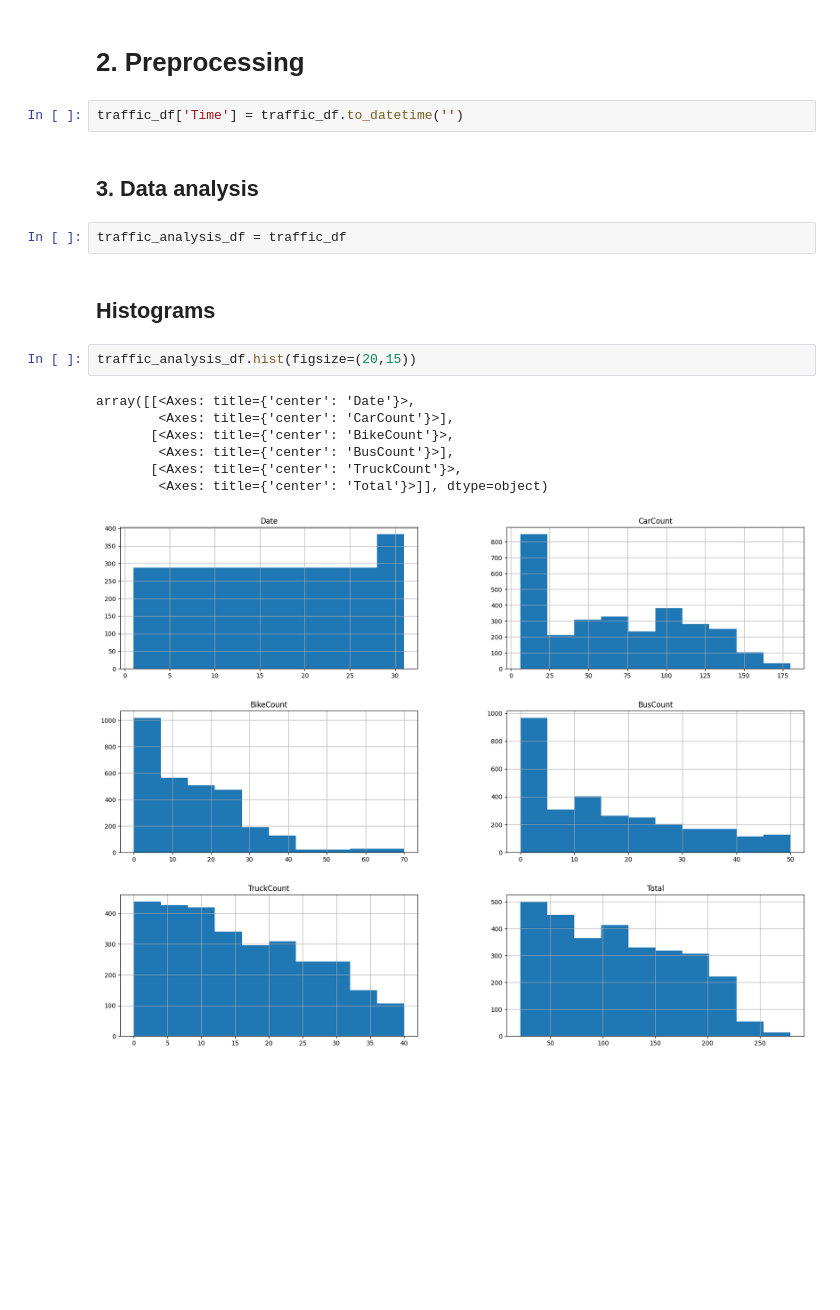
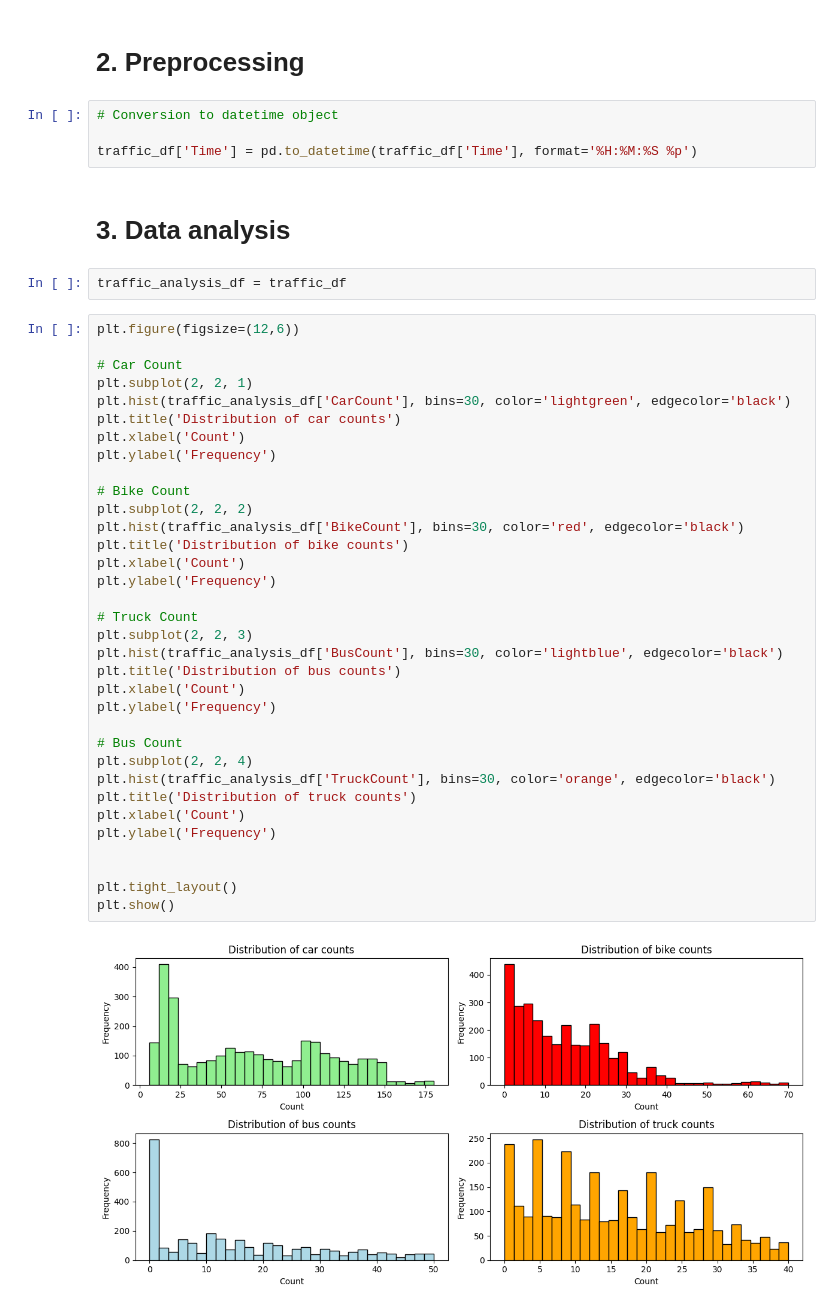
Before and after one commit to woerndle/ds-ml-project, a Jupyter notebook: notebooks/traffic.ipynb, the cells around one changed output. Saved outputs shown, nothing was run; the diff lists cells and outputs as text; blank space fills up the shorter version.

Commit message:
Added Histograms for vehicle counts

```diff
--- a/notebooks/traffic.ipynb
+++ b/notebooks/traffic.ipynb
@@ -87,20 +87,46 @@ display(traffic_df)
 # %% [markdown]
 # 2. Preprocessing
-# %%
-traffic_df['Time'] = traffic_df.to_datetime('')
+# %%
+# Conversion to datetime object
+
+traffic_df['Time'] = pd.to_datetime(traffic_df['Time'], format='%H:%M:%S %p')
 # %% [markdown]
-## 3. Data analysis
+# 3. Data analysis
 # %%
 traffic_analysis_df = traffic_df
-# %% [markdown]
-## Histograms
-# %%
-traffic_analysis_df.hist(figsize=(20,15))
-# %% [output]
-array([[<Axes: title={'center': 'Date'}>,
-        <Axes: title={'center': 'CarCount'}>],
-       [<Axes: title={'center': 'BikeCount'}>,
-        <Axes: title={'center': 'BusCount'}>],
-       [<Axes: title={'center': 'TruckCount'}>,
-        <Axes: title={'center': 'Total'}>]], dtype=object)
-[figure, removed]
+# %%
+plt.figure(figsize=(12,6))
+
+# Car Count
+plt.subplot(2, 2, 1)
+plt.hist(traffic_analysis_df['CarCount'], bins=30, color='lightgreen', edgecolor='black')
+plt.title('Distribution of car counts')
+plt.xlabel('Count')
+plt.ylabel('Frequency')
+
+# Bike Count
+plt.subplot(2, 2, 2)
+plt.hist(traffic_analysis_df['BikeCount'], bins=30, color='red', edgecolor='black')
+plt.title('Distribution of bike counts')
+plt.xlabel('Count')
+plt.ylabel('Frequency')
+
+# Truck Count
+plt.subplot(2, 2, 3)
+plt.hist(traffic_analysis_df['BusCount'], bins=30, color='lightblue', edgecolor='black')
+plt.title('Distribution of bus counts')
+plt.xlabel('Count')
+plt.ylabel('Frequency')
+
+# Bus Count
+plt.subplot(2, 2, 4)
+plt.hist(traffic_analysis_df['TruckCount'], bins=30, color='orange', edgecolor='black')
+plt.title('Distribution of truck counts')
+plt.xlabel('Count')
+plt.ylabel('Frequency')
+
+
+plt.tight_layout()
+plt.show()
+# %% [output]
+[figure, added]
```
Also changed, not shown: parts of 2 cells of this notebook.
